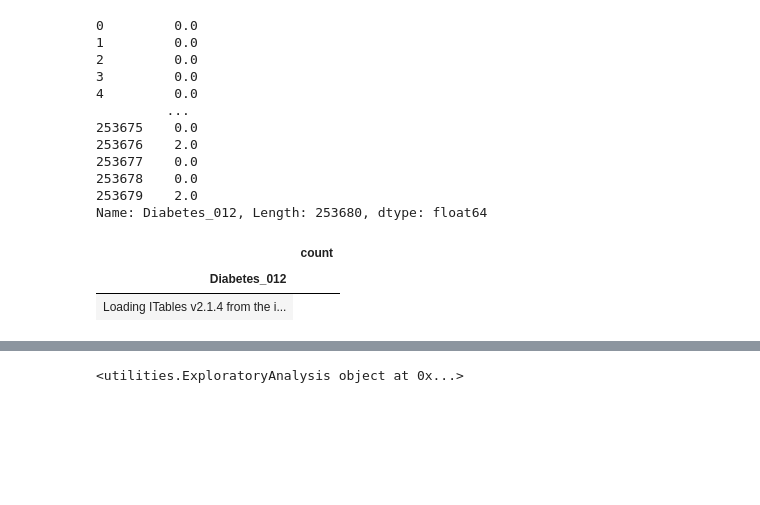
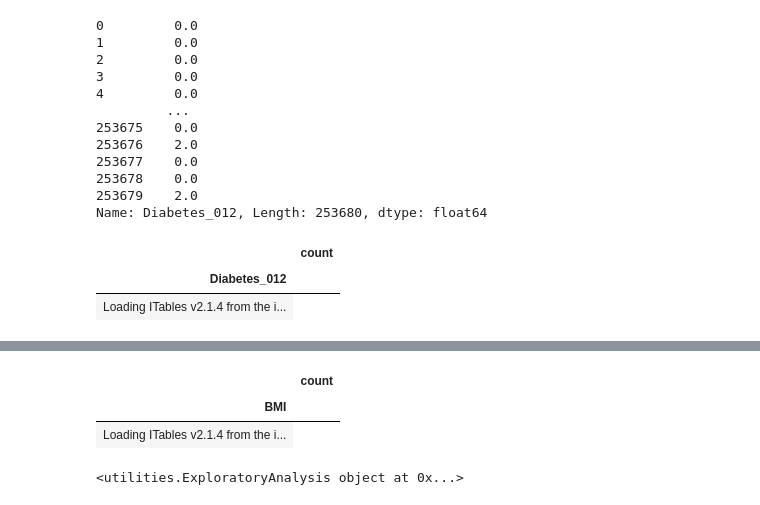
Before and after one commit to barrenha95/diabetes-prediction, a Jupyter notebook: notebooks/exploratory.ipynb, the cells around one changed output, grey strips where cells are left out. Drawn from its saved outputs; the diff is of its cells as text; code cells hidden in the pictures; blank space fills up the shorter version.

```diff
--- a/notebooks/exploratory.ipynb
+++ b/notebooks/exploratory.ipynb
@@ -64,3 +78,20 @@ df['Diabetes_012'].value_counts()
+# %%
+df['BMI'] = pd.cut(x=df['BMI'], bins=[0, 18.4
+                                       , 24.9
+                                       , 29.9
+                                       , 34.9
+                                       , 39.9,100],
+                   labels=['Underweight'
+                          , 'Normal'
+                          , 'Overweight'
+                          , 'Obesity1'
+                          , 'Obesity2'
+                          , 'Obesity3'])
+df['BMI'].value_counts()
+# %% [output]
+|  | count |
+| BMI |  |
+| Loading ITables v2.1.4 from the i... |
 # %%
 analysis = utils.ExploratoryAnalysis(dataframe = df, target = 'Diabetes_012')
 print(analysis)
```
Also changed, not shown: parts of 3 cells of this notebook.
